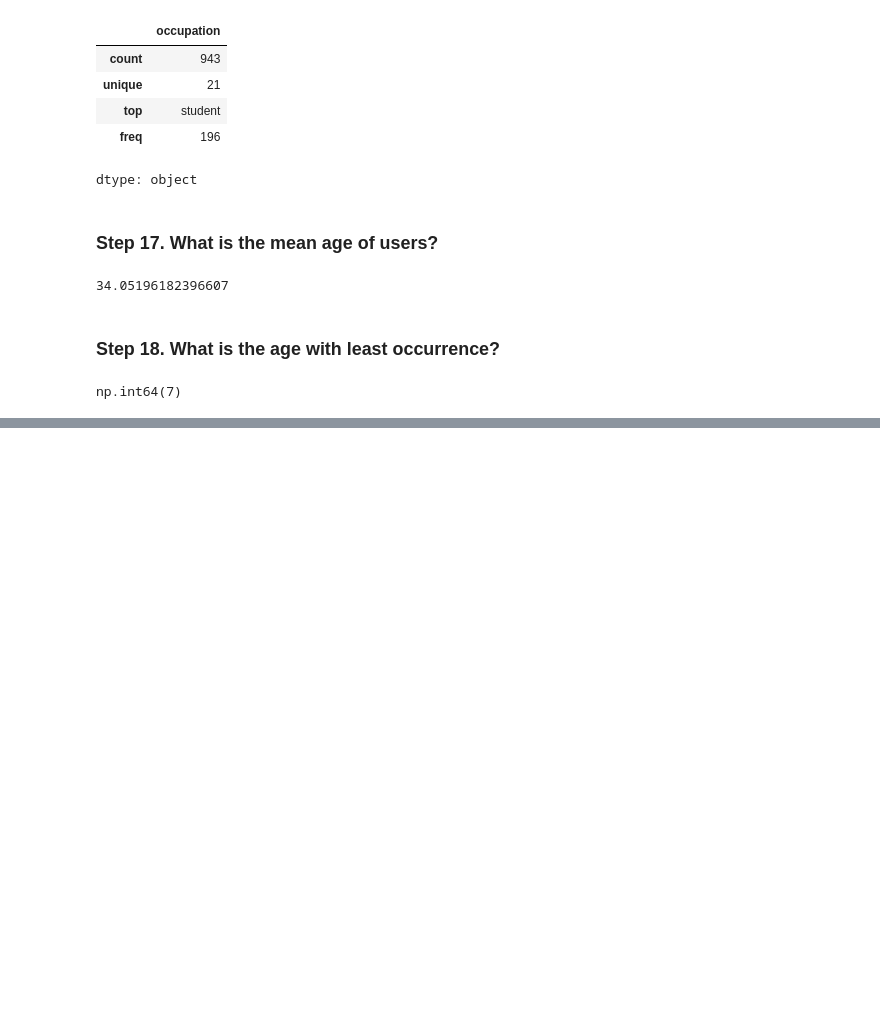
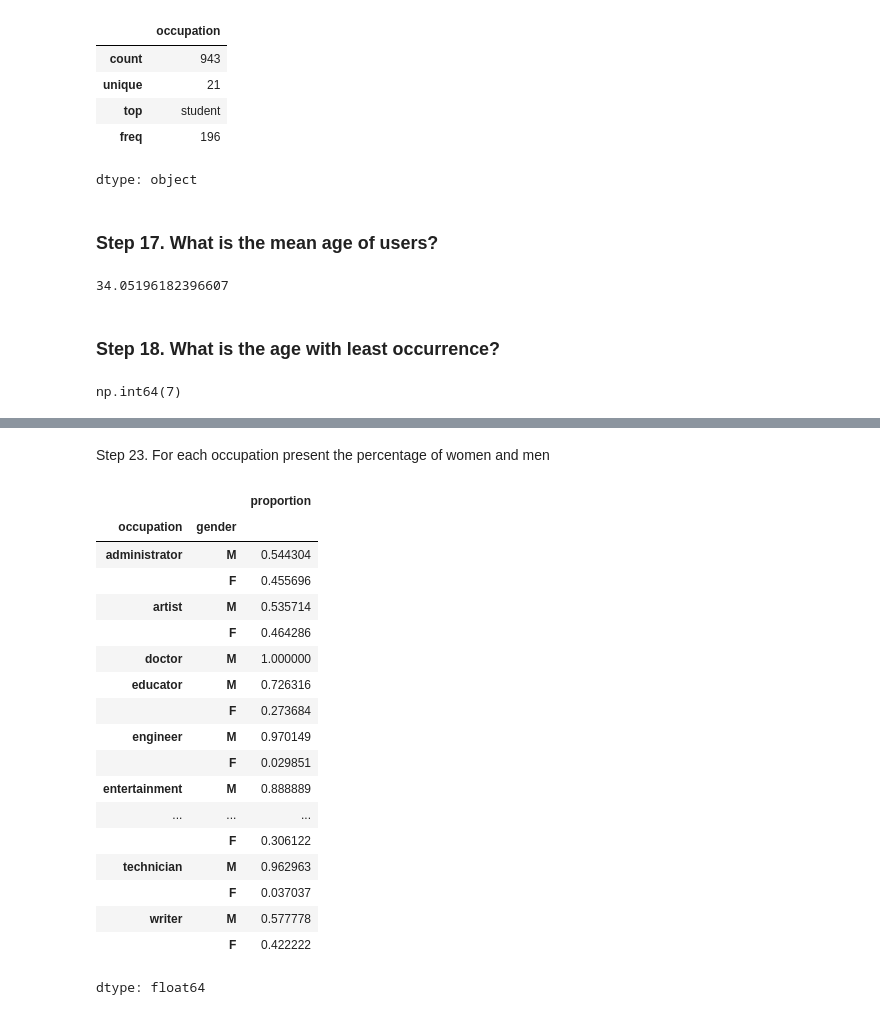
Before and after one commit to mohammedayoub968/Data-Analysis-Pandas-Practice, a Jupyter notebook: Occupation/Occupation.ipynb, the cells around one changed output, grey strips where cells are left out. Saved outputs shown, nothing was run; the diff lists cells and outputs as text; code cells hidden in the pictures; blank space fills up the shorter version.

```diff
--- a/Occupation/Occupation.ipynb
+++ b/Occupation/Occupation.ipynb
@@ -190,0 +287,24 @@ np.int64(7)
+# %% [markdown]
+Step 23. For each occupation present the percentage of women and men
+# %%
+users.groupby('occupation')['gender'].value_counts(normalize=True)
+# %% [output]
+|  |  | proportion |
+| occupation | gender |  |
+| administrator | M | 0.544304 |
+|  | F | 0.455696 |
+| artist | M | 0.535714 |
+|  | F | 0.464286 |
+| doctor | M | 1.000000 |
+| educator | M | 0.726316 |
+|  | F | 0.273684 |
+| engineer | M | 0.970149 |
+|  | F | 0.029851 |
+| entertainment | M | 0.888889 |
+| ... | ... | ... |
+|  | F | 0.306122 |
+| technician | M | 0.962963 |
+|  | F | 0.037037 |
+| writer | M | 0.577778 |
+|  | F | 0.422222 |
+dtype: float64
```
Also changed, not shown: parts of 8 cells of this notebook.
